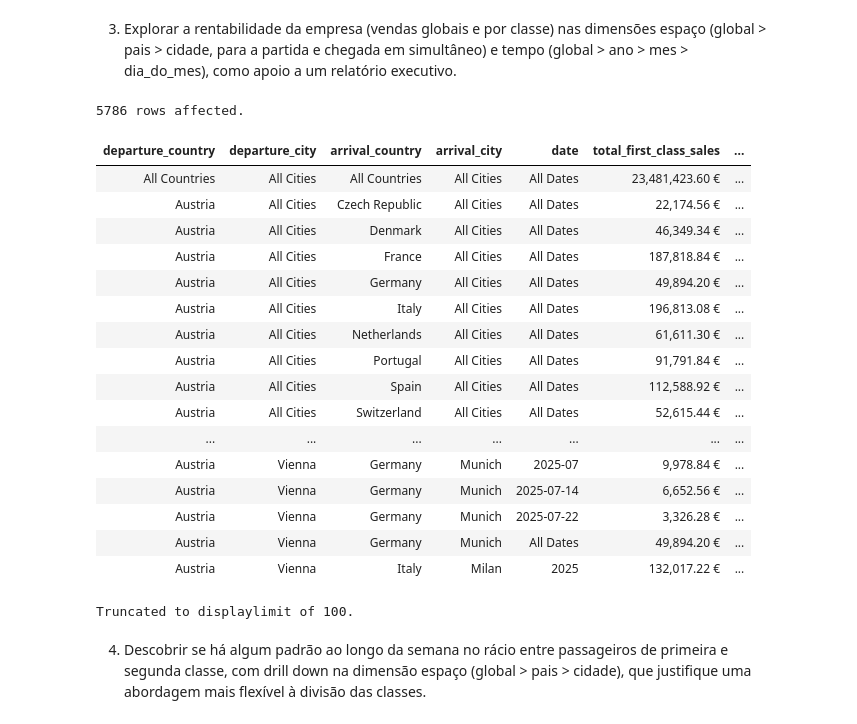
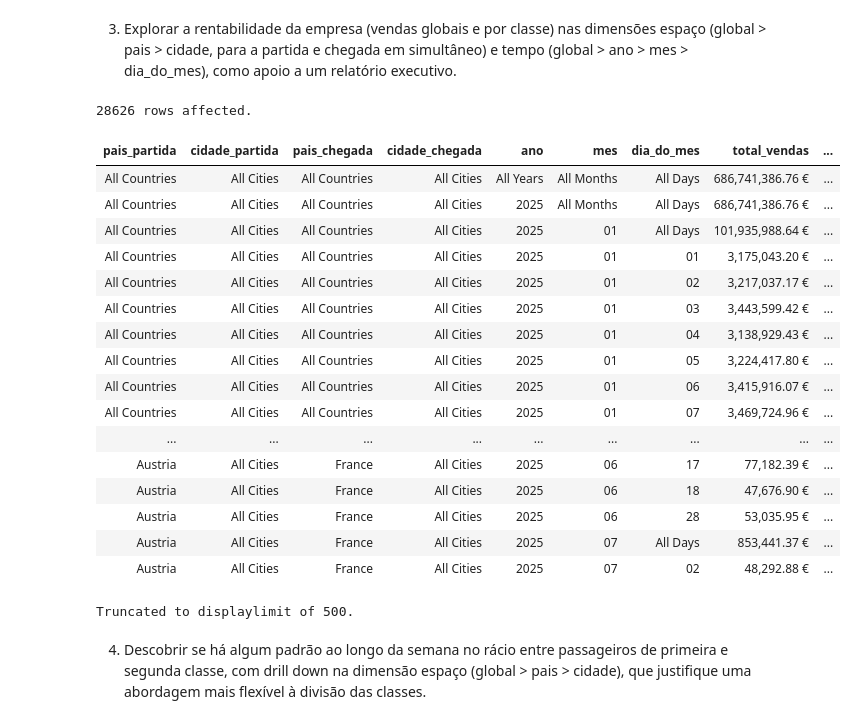
Before and after one commit to inesiscosta/aviation-db, a Jupyter notebook: bdist-workspace/data/E2-report.ipynb, the cells around one changed output. Saved outputs shown, nothing was run; the diff lists cells and outputs as text; code cells hidden in the pictures.

```diff
--- a/bdist-workspace/data/E2-report.ipynb
+++ b/bdist-workspace/data/E2-report.ipynb
@@ -308,45 +322,44 @@ HAVING COUNT(DISTINCT no_serie) = (
 # %%
 %%sql
 SELECT
-  COALESCE(pais_partida, 'All Countries') AS departure_country,
-  COALESCE(cidade_partida, 'All Cities') AS departure_city,
-  COALESCE(pais_chegada, 'All Countries') AS arrival_country,
-  COALESCE(cidade_chegada, 'All Cities') AS arrival_city,
-  CASE
-    WHEN ano IS NULL THEN 'All Dates'
-    WHEN mes IS NULL THEN ano::text
-    WHEN dia_do_mes IS NULL THEN LPAD(ano::text,4,'0') || '-' || LPAD(mes::text,2,'0')
-    ELSE LPAD(ano::text,4,'0') || '-' || LPAD(mes::text,2,'0') || '-' || LPAD(dia_do_mes::text,2,'0')
-  END AS date,
-  TO_CHAR(SUM(vendas_1c), 'FM999G999G990D00') || ' €' AS total_first_class_sales,
-  TO_CHAR(SUM(vendas_2c), 'FM999G999G990D00') || ' €' AS total_economy_sales,
-  TO_CHAR(SUM(vendas_1c + vendas_2c), 'FM999G999G990D00') || ' €' AS total_sales
+  COALESCE(pais_partida, 'All Countries') AS pais_partida,
+  COALESCE(cidade_partida, 'All Cities') AS cidade_partida,
+  COALESCE(pais_chegada, 'All Countries') AS pais_chegada,
+  COALESCE(cidade_chegada, 'All Cities') AS cidade_chegada,
+  COALESCE(TO_CHAR(ano, '9999'), 'All Years') AS ano,
+  COALESCE(TO_CHAR(mes, 'FM00'), 'All Months') AS mes,
+  COALESCE(TO_CHAR(dia_do_mes, 'FM00'), 'All Days') AS dia_do_mes,
+  TO_CHAR(SUM(vendas_1c + vendas_2c), 'FM999G999G990D00') || ' €' AS total_vendas,
+  TO_CHAR(SUM(vendas_1c), 'FM999G999G990D00') || ' €' AS total_vendas_1c,
+  TO_CHAR(SUM(vendas_2c), 'FM999G999G990D00') || ' €' AS total_vendas_2c
 FROM estatisticas_voos
-GROUP BY ROLLUP((pais_partida, pais_chegada), (cidade_partida, cidade_chegada), ano, mes, dia_do_mes)
-ORDER BY
-  departure_country NULLS LAST, departure_city NULLS LAST,
-  arrival_country NULLS LAST, arrival_city NULLS LAST,
-  date NULLS LAST;
+GROUP BY GROUPING SETS (
+  (),
+  (pais_partida, pais_chegada),
+  (pais_partida, cidade_partida, pais_chegada, cidade_chegada)
+), ROLLUP(ano, mes, dia_do_mes)
+ORDER BY pais_partida, cidade_partida, pais_chegada, cidade_chegada,
+COALESCE(ano, 0), COALESCE(mes, 0), COALESCE(dia_do_mes,0);
 # %% [output]
-5786 rows affected.
+28626 rows affected.
-| departure_country | departure_city | arrival_country | arrival_city | date | total_first_class_sales | ... |
-| All Countries | All Cities | All Countries | All Cities | All Dates | 23,481,423.60 € | ... |
-| Austria | All Cities | Czech Republic | All Cities | All Dates | 22,174.56 € | ... |
-| Austria | All Cities | Denmark | All Cities | All Dates | 46,349.34 € | ... |
-| Austria | All Cities | France | All Cities | All Dates | 187,818.84 € | ... |
-| Austria | All Cities | Germany | All Cities | All Dates | 49,894.20 € | ... |
-| Austria | All Cities | Italy | All Cities | All Dates | 196,813.08 € | ... |
-| Austria | All Cities | Netherlands | All Cities | All Dates | 61,611.30 € | ... |
-| Austria | All Cities | Portugal | All Cities | All Dates | 91,791.84 € | ... |
-| Austria | All Cities | Spain | All Cities | All Dates | 112,588.92 € | ... |
-| Austria | All Cities | Switzerland | All Cities | All Dates | 52,615.44 € | ... |
-| ... | ... | ... | ... | ... | ... | ... |
-| Austria | Vienna | Germany | Munich | 2025-07 | 9,978.84 € | ... |
-| Austria | Vienna | Germany | Munich | 2025-07-14 | 6,652.56 € | ... |
-| Austria | Vienna | Germany | Munich | 2025-07-22 | 3,326.28 € | ... |
-| Austria | Vienna | Germany | Munich | All Dates | 49,894.20 € | ... |
-| Austria | Vienna | Italy | Milan | 2025 | 132,017.22 € | ... |
+| pais_partida | cidade_partida | pais_chegada | cidade_chegada | ano | mes | dia_do_mes | total_vendas | ... |
+| All Countries | All Cities | All Countries | All Cities | All Years | All Months | All Days | 686,741,386.76 € | ... |
+| All Countries | All Cities | All Countries | All Cities | 2025 | All Months | All Days | 686,741,386.76 € | ... |
+| All Countries | All Cities | All Countries | All Cities | 2025 | 01 | All Days | 101,935,988.64 € | ... |
+| All Countries | All Cities | All Countries | All Cities | 2025 | 01 | 01 | 3,175,043.20 € | ... |
+| All Countries | All Cities | All Countries | All Cities | 2025 | 01 | 02 | 3,217,037.17 € | ... |
+| All Countries | All Cities | All Countries | All Cities | 2025 | 01 | 03 | 3,443,599.42 € | ... |
+| All Countries | All Cities | All Countries | All Cities | 2025 | 01 | 04 | 3,138,929.43 € | ... |
+| All Countries | All Cities | All Countries | All Cities | 2025 | 01 | 05 | 3,224,417.80 € | ... |
+| All Countries | All Cities | All Countries | All Cities | 2025 | 01 | 06 | 3,415,916.07 € | ... |
+| All Countries | All Cities | All Countries | All Cities | 2025 | 01 | 07 | 3,469,724.96 € | ... |
+| ... | ... | ... | ... | ... | ... | ... | ... | ... |
+| Austria | All Cities | France | All Cities | 2025 | 06 | 17 | 77,182.39 € | ... |
+| Austria | All Cities | France | All Cities | 2025 | 06 | 18 | 47,676.90 € | ... |
+| Austria | All Cities | France | All Cities | 2025 | 06 | 28 | 53,035.95 € | ... |
+| Austria | All Cities | France | All Cities | 2025 | 07 | All Days | 853,441.37 € | ... |
+| Austria | All Cities | France | All Cities | 2025 | 07 | 02 | 48,292.88 € | ... |
-Truncated to displaylimit of 100.
+Truncated to displaylimit of 500.
 # %% [markdown]
 4. Descobrir se há algum padrão ao longo da semana no rácio entre passageiros de primeira e segunda classe, com drill down na dimensão espaço (global > pais > cidade), que justifique uma abordagem mais flexível à divisão das classes.
 # %%
```
Also changed, not shown: parts of 8 cells of this notebook.
